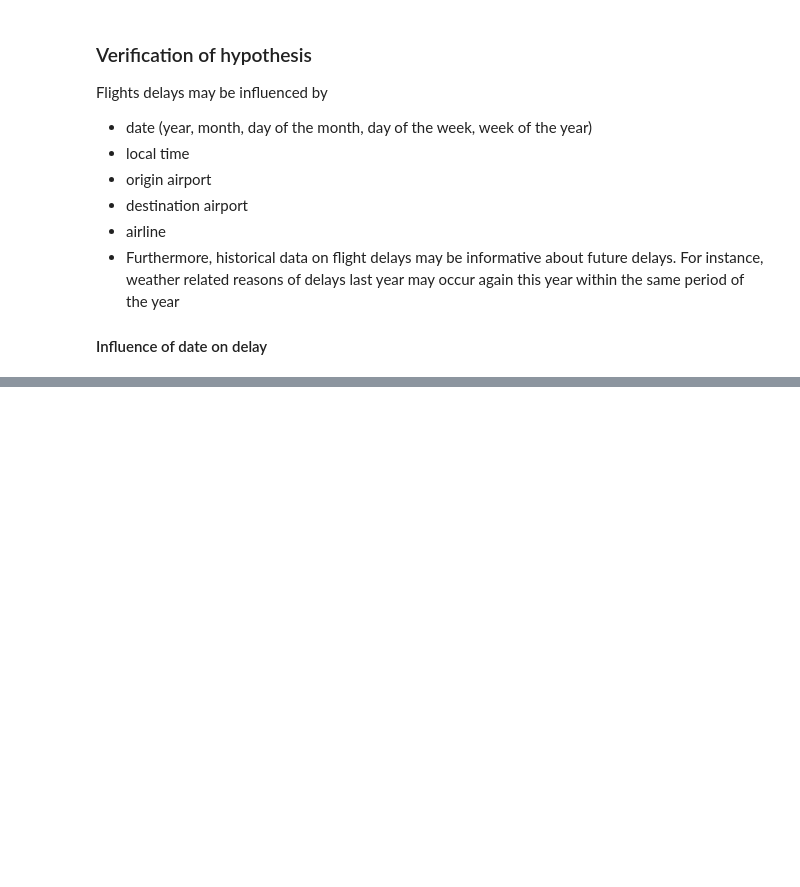
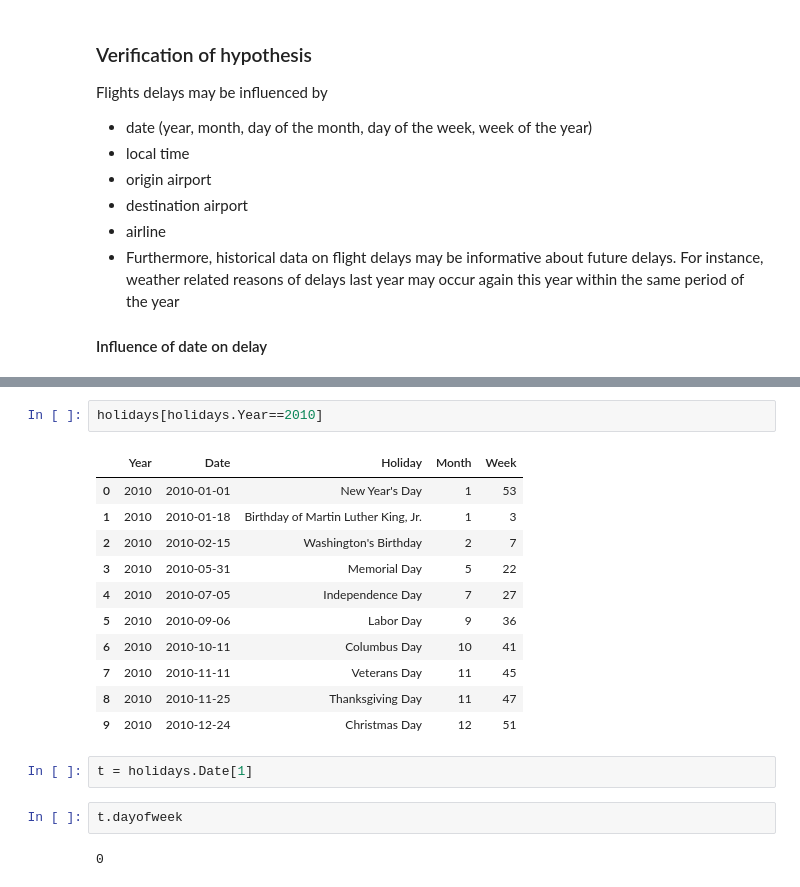
Before and after one commit to kthouz/Flights_Delays, a Jupyter notebook: 00_0_Delays Analysis.ipynb, the cells around one changed output, grey strips where cells are left out. Cells and saved outputs as stored; diff of their text form; blank space fills up the shorter version.

```diff
--- a/00_0_Delays Analysis.ipynb
+++ b/00_0_Delays Analysis.ipynb
@@ -367,0 +370,20 @@ plt.show()
+# %%
+holidays[holidays.Year==2010]
+# %% [output]
+|  | Year | Date | Holiday | Month | Week |
+| 0 | 2010 | 2010-01-01 | New Year's Day | 1 | 53 |
+| 1 | 2010 | 2010-01-18 | Birthday of Martin Luther King, Jr. | 1 | 3 |
+| 2 | 2010 | 2010-02-15 | Washington's Birthday | 2 | 7 |
+| 3 | 2010 | 2010-05-31 | Memorial Day | 5 | 22 |
+| 4 | 2010 | 2010-07-05 | Independence Day | 7 | 27 |
+| 5 | 2010 | 2010-09-06 | Labor Day | 9 | 36 |
+| 6 | 2010 | 2010-10-11 | Columbus Day | 10 | 41 |
+| 7 | 2010 | 2010-11-11 | Veterans Day | 11 | 45 |
+| 8 | 2010 | 2010-11-25 | Thanksgiving Day | 11 | 47 |
+| 9 | 2010 | 2010-12-24 | Christmas Day | 12 | 51 |
+# %%
+t = holidays.Date[1]
+# %%
+t.dayofweek
+# %% [output]
+0
```
Also changed, not shown: parts of 2 cells of this notebook.
